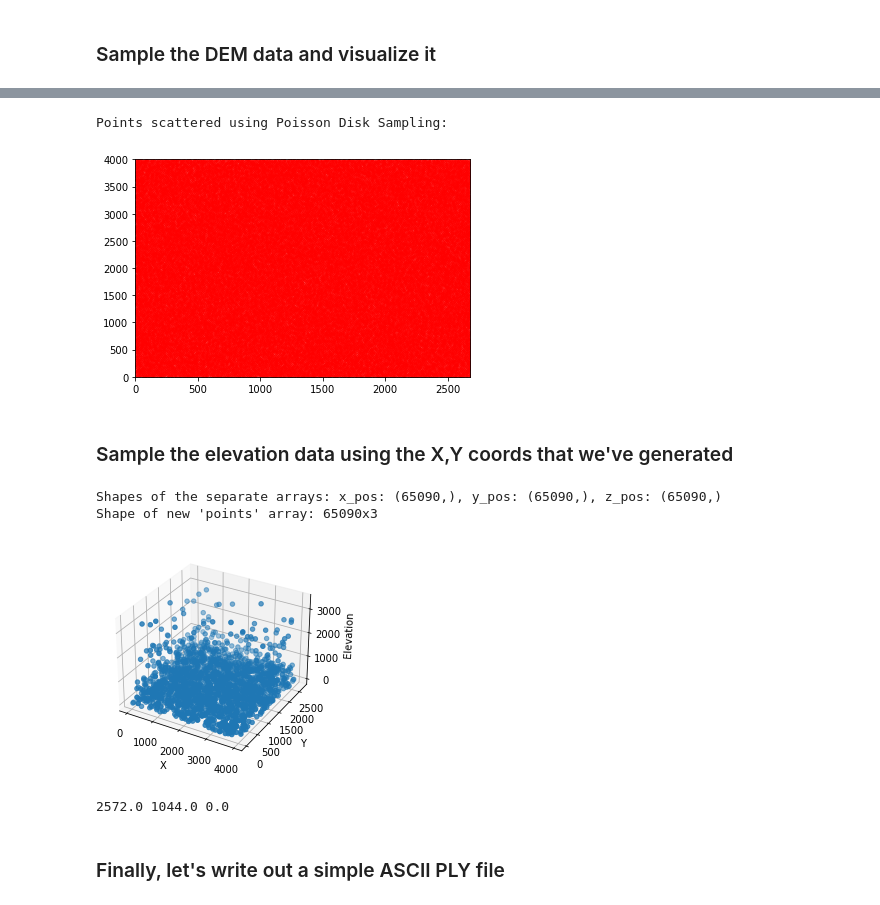
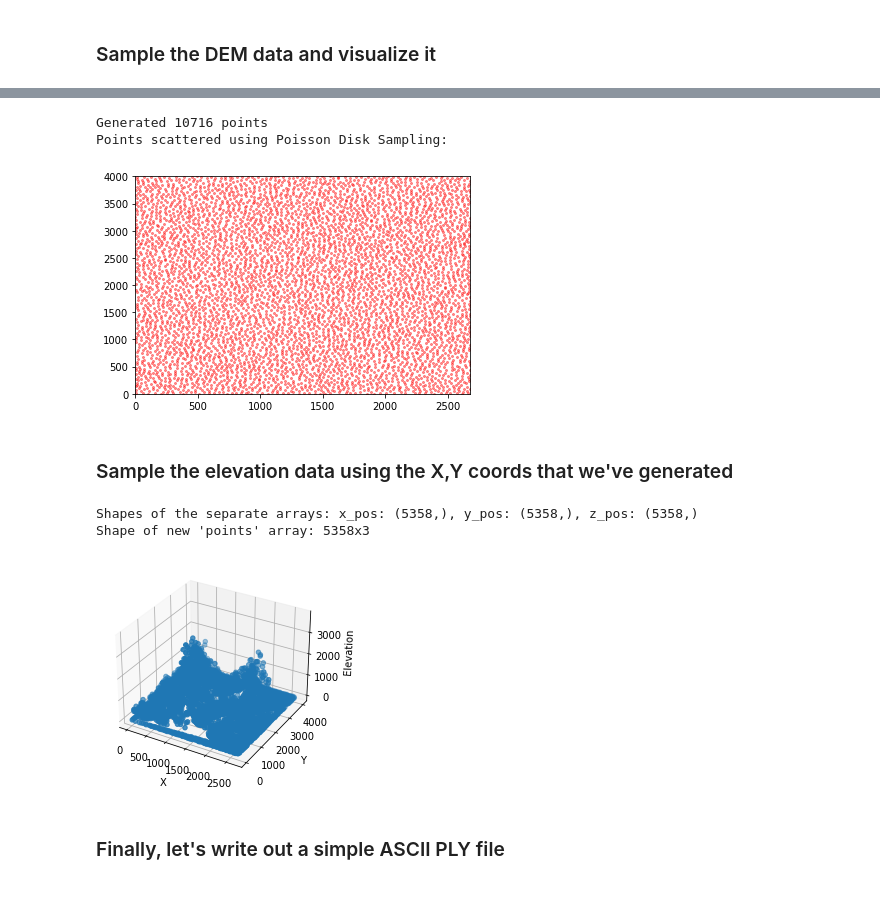
Before and after one commit to vvzen/Houdini-Geospatial-Tools, a Jupyter notebook: src/notebooks/Save_GeoTIFF_as_ply.ipynb, the cells around one changed output, grey strips where cells are left out. Drawn from its saved outputs; the diff is of its cells as text; code cells hidden in the pictures.

```diff
--- a/src/notebooks/Save_GeoTIFF_as_ply.ipynb
+++ b/src/notebooks/Save_GeoTIFF_as_ply.ipynb
@@ -71,7 +74,7 @@ Since I don't have too much time right now (and somebody else already nicely wro
 k = 16
 
 # Minimum distance between samples
-r = 10
+r = 35
 
 width, height = dem_as_array.shape[0], dem_as_array.shape[1]
 
@@ -181,34 +184,36 @@ while active:
     refpt = samples[idx]
     # Try to pick a new point relative to the reference point.
     pt = get_point(k, refpt)
     if pt:
         # Point pt is valid: add it to the samples list and mark it as active
         samples.append(pt)
         nsamples += 1
         active.append(len(samples)-1)
         cells[get_cell_coords(pt)] = len(samples) - 1
     else:
         # We had to give up looking for valid points near refpt, so remove it
         # from the list of "active" points.
         active.remove(idx)
 
     # My (vvzen) addition: we don't want to sample
     # more points than data available in the DEM
     if nsamples > width * height:
         break
 
 pds_points = np.array(samples)
 pds_x_pos, pds_y_pos = np.hsplit(pds_points, 2)
 
 plt.scatter(pds_x_pos, pds_y_pos, color='r', s=4, alpha=0.4)
 plt.xlim(0, width)
 plt.ylim(0, height)
 
+print("Generated %i points" % pds_points.size)
 print("Points scattered using Poisson Disk Sampling:")
 plt.show()
 # %% [output]
+Generated 10716 points
 Points scattered using Poisson Disk Sampling:
-[figure, old version]
+[figure, new version]
 # %% [markdown]
 ### Sample the elevation data using the X,Y coords that we've generated
 # %%
@@ -234,7 +239,7 @@ axis = plt.axes(projection="3d")
 axis.set_xlabel('X')
 axis.set_ylabel('Y')
 axis.set_zlabel('Elevation')
-axis.scatter3D(x_pos, y_pos, z_pos, cmap="gray")
+axis.scatter3D(x_positions, y_positions, z_positions, cmap="gray")
 
 
 # We could even triangulate the points if we want,
@@ -243,16 +248,10 @@ axis.scatter3D(x_pos, y_pos, z_pos, cmap="gray")
 #tri = Delaunay(points)
 
 plt.show()
-
-for point in points:
-    x, y, z = point
-    print("%s %s %s" % (x, y, z))
-    break
 # %% [output]
-Shapes of the separate arrays: x_pos: (65090,), y_pos: (65090,), z_pos: (65090,)
-Shape of new 'points' array: 65090x3
+Shapes of the separate arrays: x_pos: (5358,), y_pos: (5358,), z_pos: (5358,)
+Shape of new 'points' array: 5358x3
-[figure, old version]
+[figure, new version]
-2572.0 1044.0 0.0
 # %% [markdown]
 ### Finally, let's write out a simple ASCII PLY file
 # %%
```
Also changed, not shown: parts of 2 cells of this notebook.
